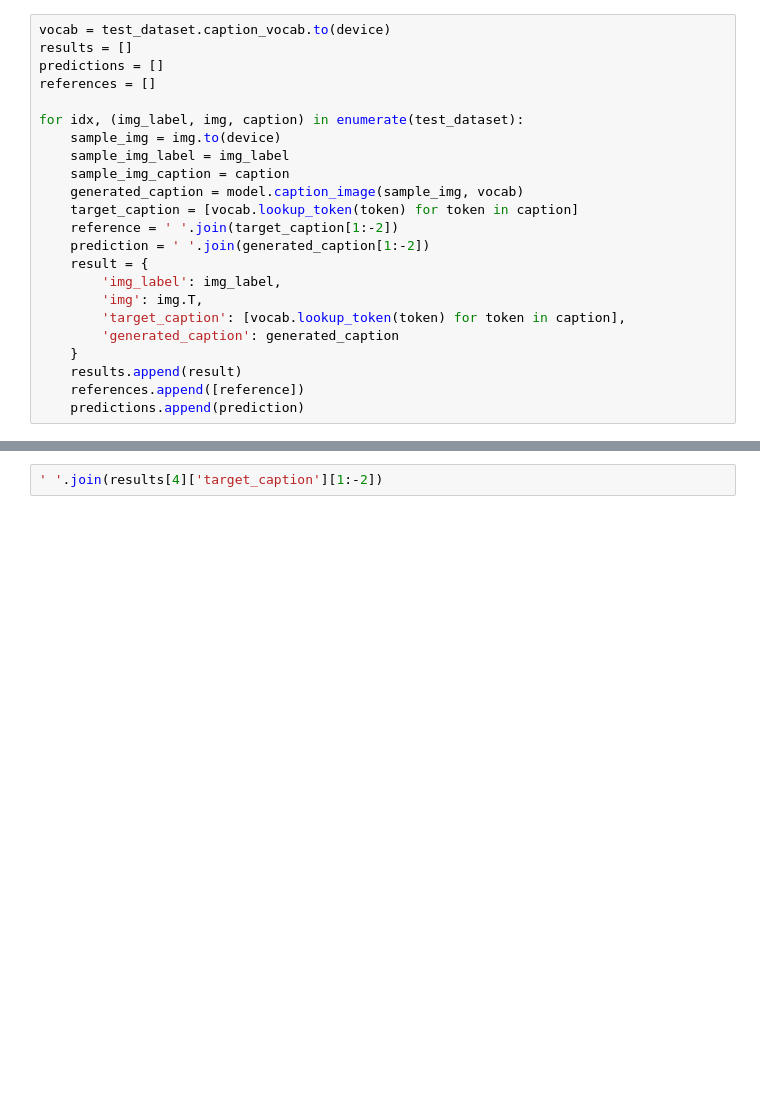
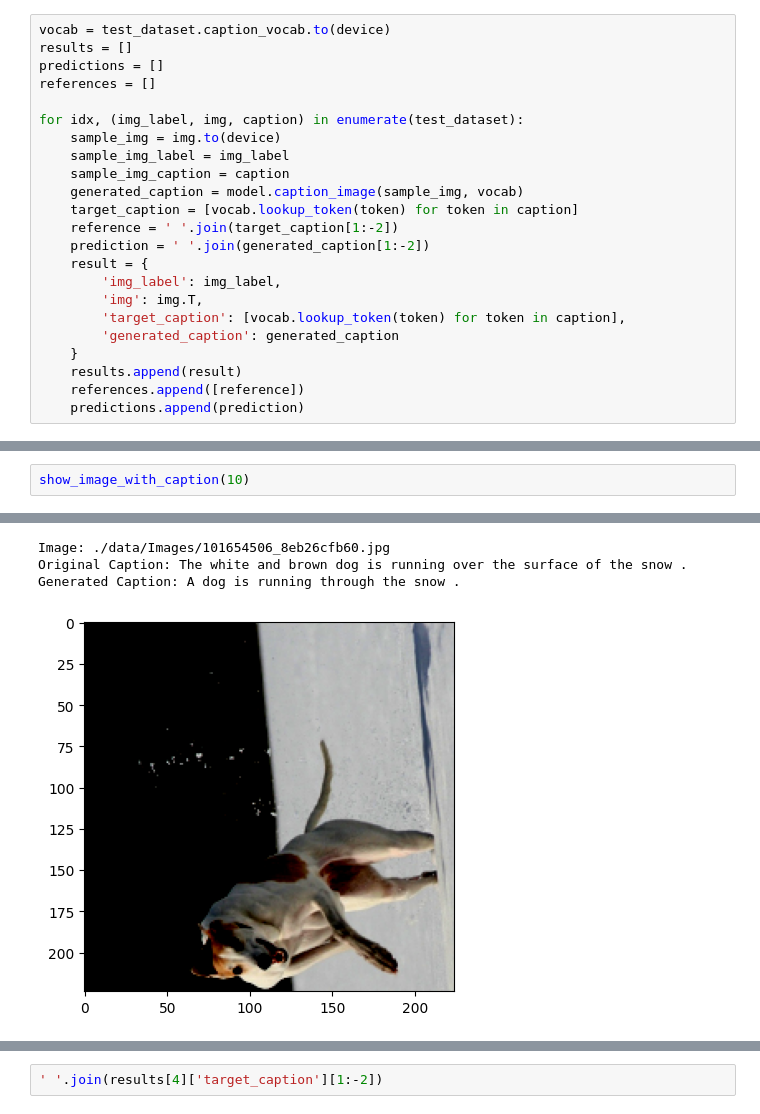
Before and after one commit to tkobil/image-captioning-using-encoder-decoder-models, a Jupyter notebook: eval.ipynb, the cells around one changed output, grey strips where cells are left out. Drawn from its saved outputs; the diff is of its cells as text; blank space fills up the shorter version.

```diff
--- a/eval.ipynb
+++ b/eval.ipynb
@@ -122,0 +129,3 @@ Clipping input data to the valid range for imshow with RGB data ([0..1] for floa
+# %%
+show_image_with_caption(10)
+# %% [output]
@@ -122,0 +133,4 @@ Clipping input data to the valid range for imshow with RGB data ([0..1] for floa
+Image: ./data/Images/101654506_8eb26cfb60.jpg
+Original Caption: The white and brown dog is running over the surface of the snow .
+Generated Caption: A dog is running through the snow .
+[figure, added]
```
Also changed, not shown: parts of 17 cells of this notebook.
